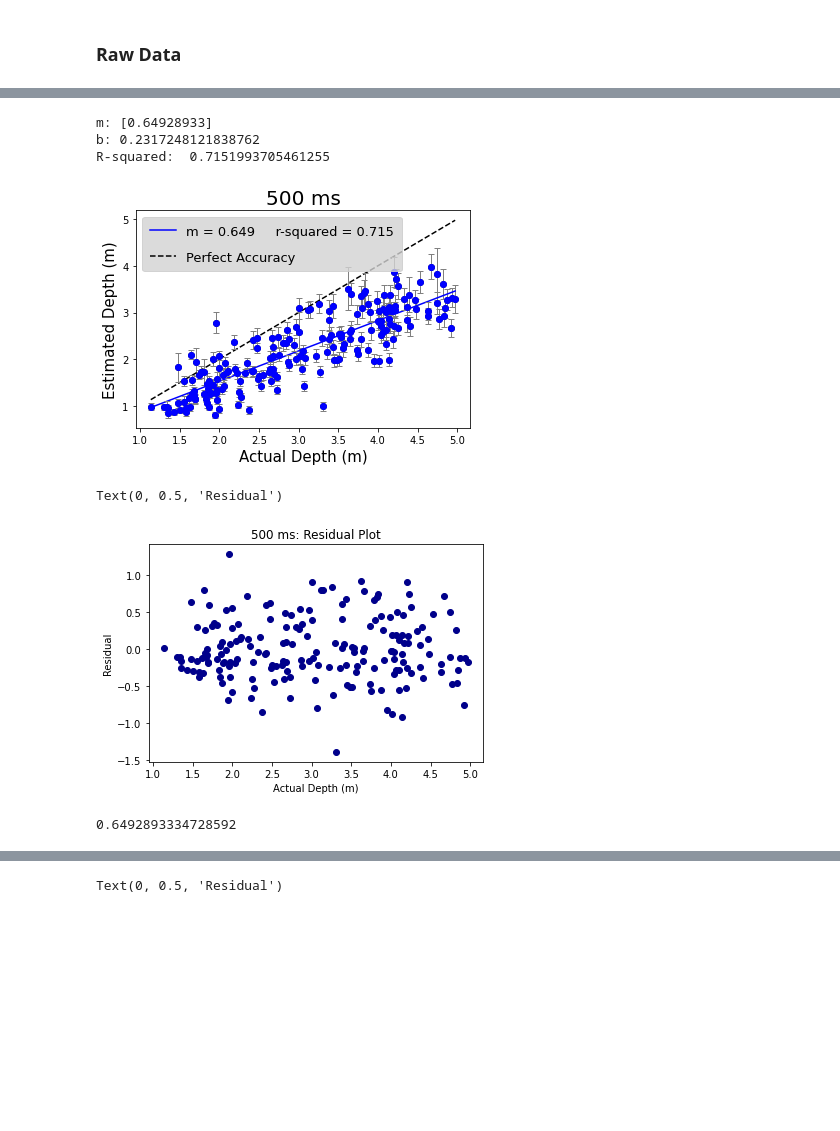
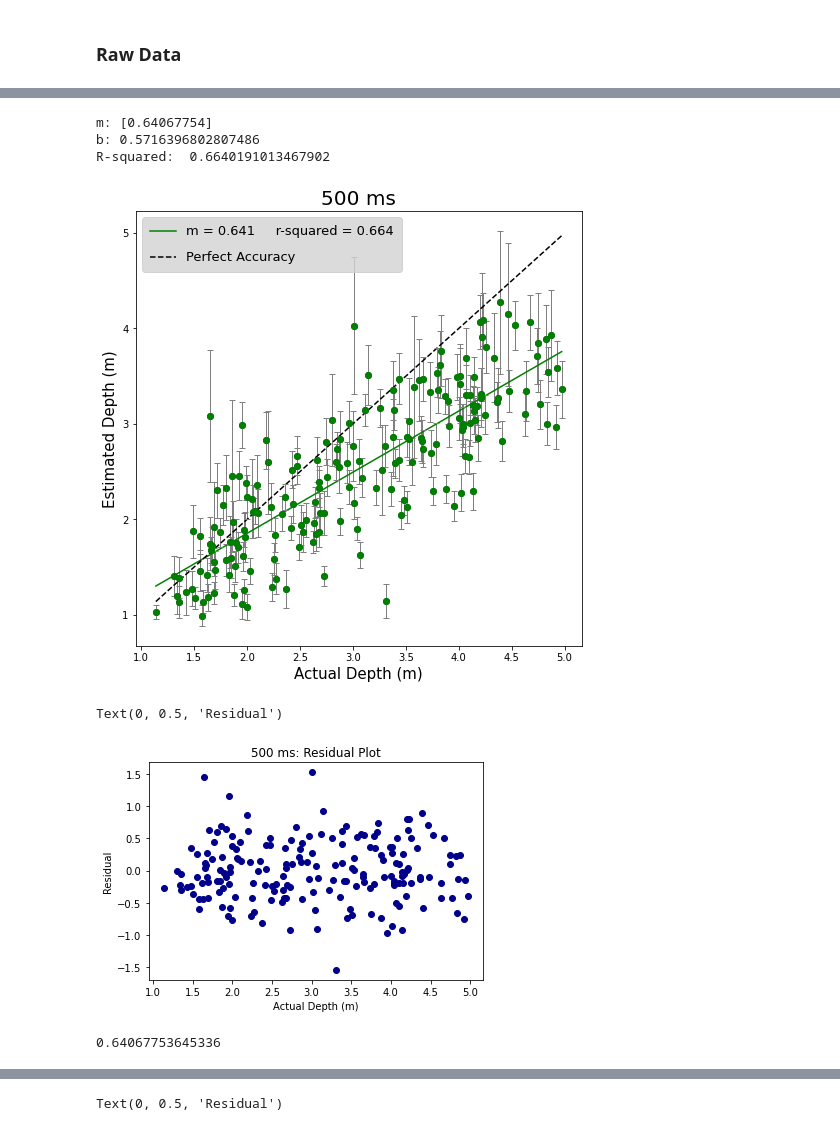
Before and after one commit to prachimahab/depth_duration_analysis, a Jupyter notebook: v3_depthDuration_analysis.ipynb, the cells around one changed output, grey strips where cells are left out. Cells and saved outputs as stored; diff of their text form; code cells hidden in the pictures; blank space fills up the shorter version.

```diff
--- a/v3_depthDuration_analysis.ipynb
+++ b/v3_depthDuration_analysis.ipynb
@@ -508,7 +508,7 @@ num_feet, num_meters
 # %% [markdown]
 Filter data by removing participants that used meters
 # %%
-for subj in final_subjects:
-    if subj not in feet_subjects:
-        print(subj)
-        final_data.drop(final_data.loc[final_data['subjID']==subj].index, inplace=True)
+# for subj in final_subjects:
+#     if subj not in feet_subjects:
+#         print(subj)
+#         final_data.drop(final_data.loc[final_data['subjID']==subj].index, inplace=True)
@@ -1464,38 +1531,40 @@ slope_250
 # %%
 from sklearn.linear_model import LinearRegression
+
+plt.figure(figsize = [8,8])
 #run regression
 X_500 = np.array(final_x_500).reshape(-1,1)
 y_500 = final_y_500
 reg_500 = LinearRegression().fit(X_500, y_500)
 
 #Generated Predictions
 y_predicted_500 = reg_500.predict(X_500)
 #Plot Our Actual and Predicted Values
 plt.plot(X_500, y_500, 'o', color='black', alpha = 0.7);
-plt.plot(X_500,y_predicted_500,color='blue', label = 'm = ' + str(round(reg_500.coef_[0], 3))
+plt.plot(X_500,y_predicted_500,color='green', label = 'm = ' + str(round(reg_500.coef_[0], 3))
          + '     r-squared = ' + str(round(float(reg_500.score(X_500, y_500)), 3)))
 plt.title("500 ms", fontsize = 20)
 plt.xlabel("Actual Depth (m)", fontsize = 15)
 plt.ylabel("Estimated Depth (m)", fontsize = 15)
 plt.plot(X_500, X_500, label = "Perfect Accuracy", color = 'black',linestyle='--')  # solid
-plt.errorbar(X_500, y_500, yerr=ste_500, elinewidth = 1, ecolor = "gray", fmt = 'or', mfc = "blue", mec = "blue", capsize = 3)
+plt.errorbar(X_500, y_500, yerr=ste_500, elinewidth = 1, ecolor = "gray", fmt = 'or', mfc = "green", mec = "green", capsize = 3)
 
 legend = plt.legend(loc = 0, fontsize = 13, borderpad = 0.6, labelspacing = 1)
 legend.get_frame().set_facecolor('lightgray')
 
 
 
 #get coefficients and y intercept
 print("m: {0}".format(reg_500.coef_))
 print("b: {0}".format(reg_500.intercept_))
 
 #Returns the coefficient of determination R^2 of the prediction.
 print("R-squared: ", reg_500.score(X_500, y_500))
 # %% [output]
-m: [0.64928933]
-b: 0.2317248121838762
-R-squared:  0.7151993705461255
+m: [0.64067754]
+b: 0.5716396802807486
+R-squared:  0.6640191013467902
-[figure, old version]
+[figure, new version]
 # %%
 residuals_500 = y_500-y_predicted_500
 plt.plot(X_500,residuals_500, 'o', color='darkblue')
@@ -1504,11 +1573,11 @@ plt.xlabel("Actual Depth (m)")
 plt.ylabel("Residual")
 # %% [output]
 Text(0, 0.5, 'Residual')
-[figure, old version]
+[figure, new version]
 # %%
 slope_500 = linreg_duration(final_x_500, final_y_500, ste_500, 500)[0]
 slope_500
 # %% [output]
-0.6492893334728592
+0.64067753645336
 # %%
 from sklearn.linear_model import LinearRegression
```
Also changed, not shown: parts of 46 cells of this notebook.
